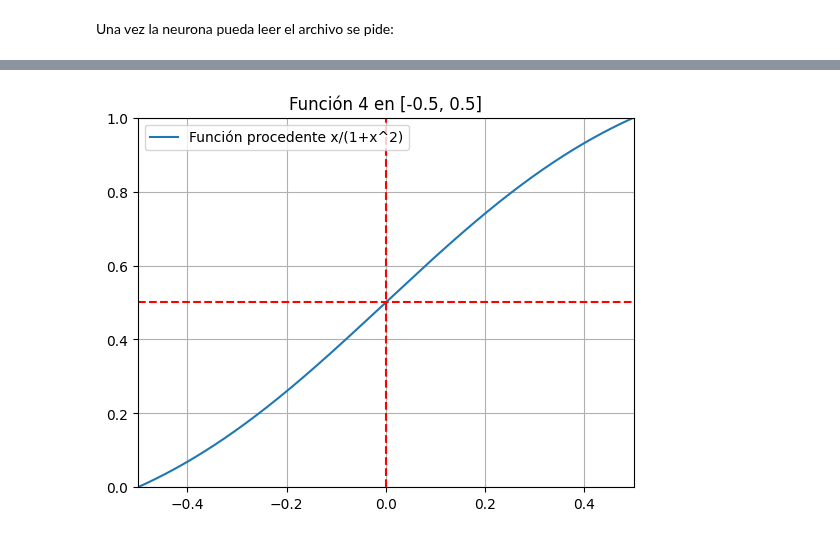
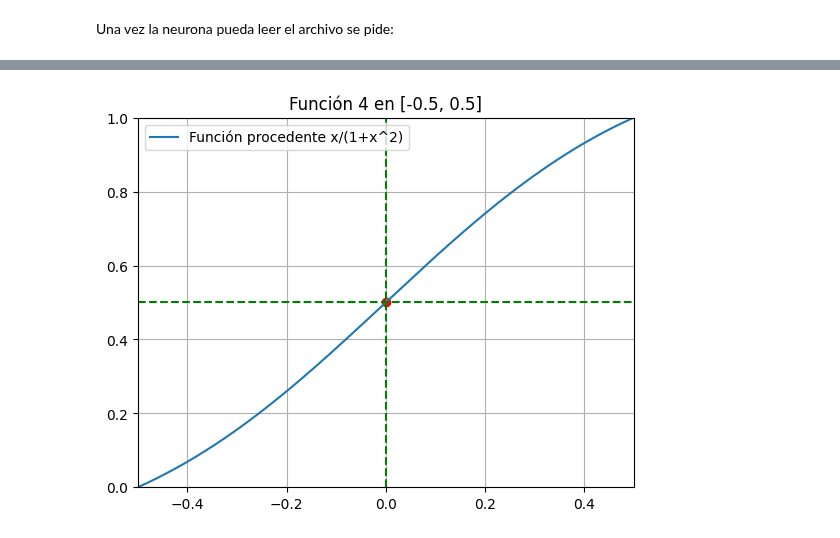
Before and after one commit to Apriea04/ComputacionNeuronalEvolutiva, a Jupyter notebook: Computación Evolutiva/Práctica 0/Pate 2.ipynb, the cells around one changed output, grey strips where cells are left out. Cells and saved outputs as stored; diff of their text form; code cells hidden in the pictures.

```diff
--- a/Computación Evolutiva/Práctica 0/Pate 2.ipynb
+++ b/Computación Evolutiva/Práctica 0/Pate 2.ipynb
@@ -139,33 +179,38 @@ plt.show()
 # %%
 # Función 4
 # Ya que no he encontrado un nombre común a esta función, la he llamado 'fun_p'
 def fun_p(x):
     """Calcula el valor de la función f(x) = 1/(1 + x^2), con
     imagen entre 0 y 1.
     Precondiciones: x ∈ [-0.5, 0.5]"""
 
     def p(x):
         return x / (1 + x**2)
 
     # Normalización de la imagen al intervalo [0,1]
     return (p(x) - p(-0.5)) * (1 - 0) / (p(0.5) - p(-0.5))
 
 # Representamos esta función en el intervalo correspondiente para
 # cerciorarnos de su correcta definición:
 
 x = np.linspace(-0.5, 0.5, 1000)
 f_x = [fun_p(i) for i in x]
 
 plt.plot(x, f_x)
 plt.title("Función 4 en [-0.5, 0.5]")
-plt.axvline(x=0, color="r", linestyle="--")
-plt.axhline(y=0.5, color="r", linestyle="--")
+plt.axvline(x=0, color="g", linestyle="--")
+plt.axhline(y=0.5, color="g", linestyle="--")
+
+# Representamos el punto de inflexión en x=0
+pto_inflexion = 0
+f_pto_inflexion = fun_p(pto_inflexion)
+plt.scatter(pto_inflexion, f_pto_inflexion, color="r")
 
 plt.xlim(-0.5, 0.5)
 plt.ylim(0, 1)
 
 plt.grid()
 plt.legend(["Función procedente x/(1+x^2)"])
 plt.show()
 # %% [output]
-[figure, old version]
+[figure, new version]
```
Also changed, not shown: parts of 11 cells of this notebook.
